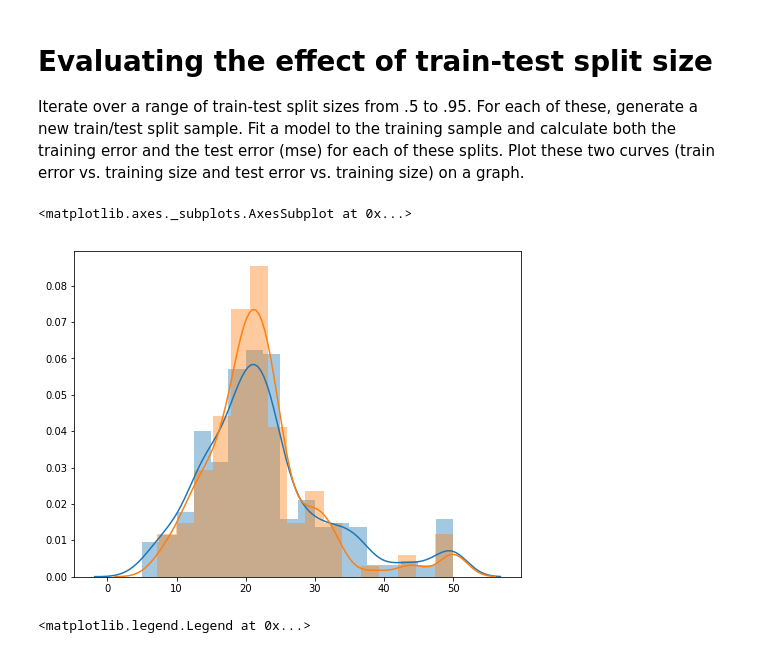
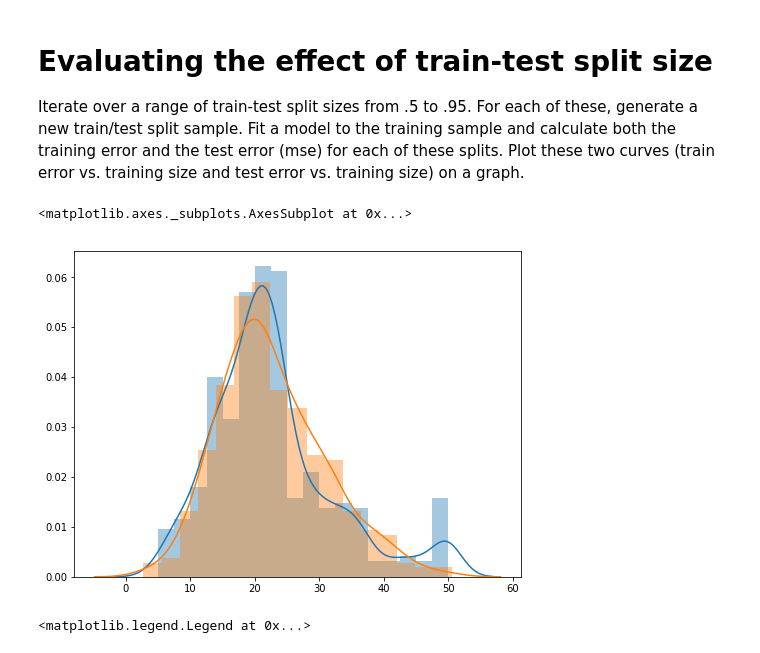
Before and after one commit to jnawjux/dsc-1-11-15-regression-model-validation-lab-seattle-ds-career-040119, a Jupyter notebook: index.ipynb, the cells around one changed output. Drawn from its saved outputs; the diff is of its cells as text; code cells hidden in the pictures.

```diff
--- a/index.ipynb
+++ b/index.ipynb
@@ -99,15 +99,15 @@ y_hat_test = linreg.predict(X_test)
 # %%
 import matplotlib.pyplot as plt
 import seaborn as sns
 %matplotlib inline
 
 fig, ax = plt.subplots(figsize=(8,6))
 
 sns.distplot(y_train)
-sns.distplot(y_test)
+sns.distplot(y_hat_train)
 # %% [output]
 <matplotlib.axes._subplots.AxesSubplot at 0x...>
-[figure, old version]
+[figure, new version]
 # %%
 # %% [output]
 <matplotlib.legend.Legend at 0x...>
```
